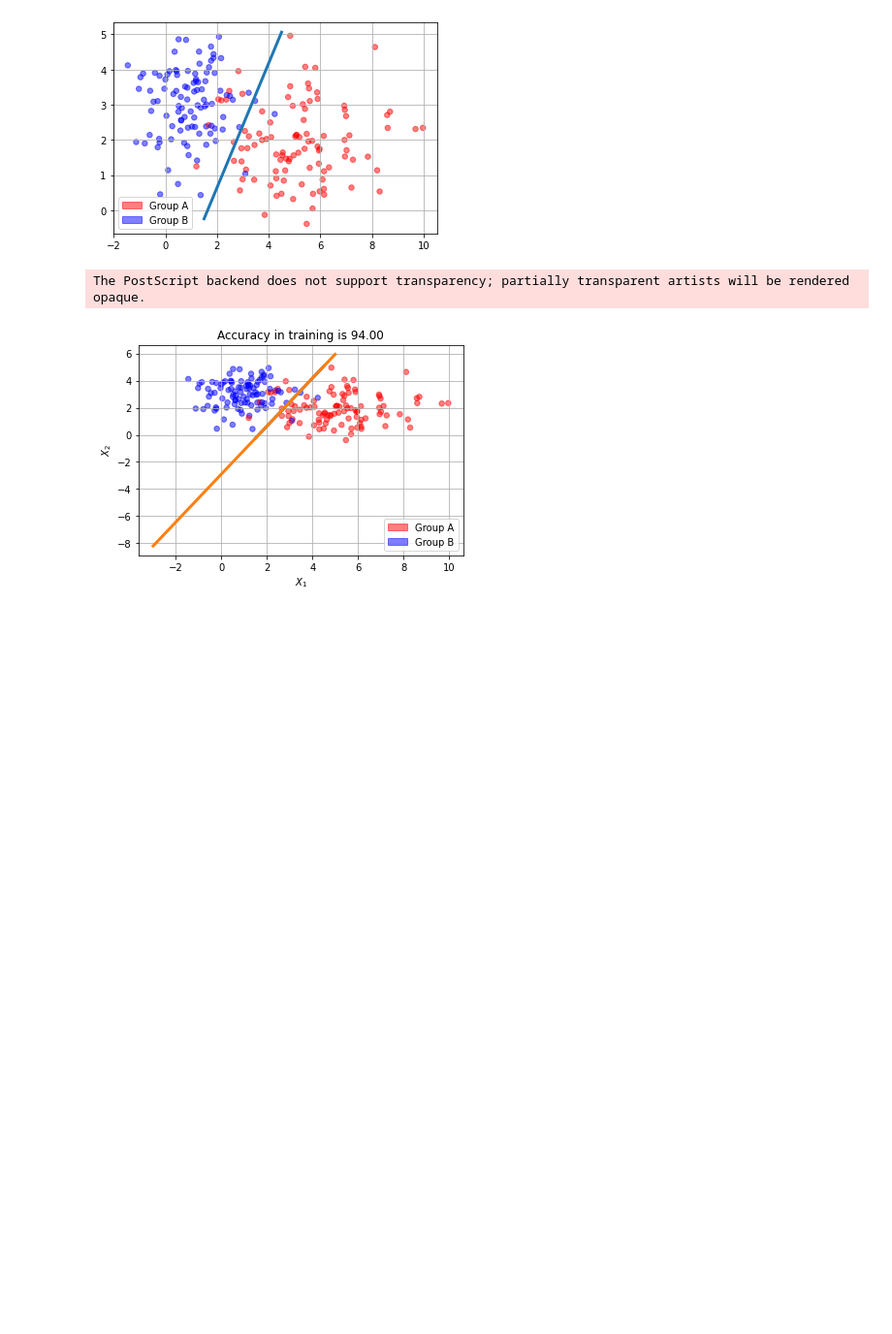
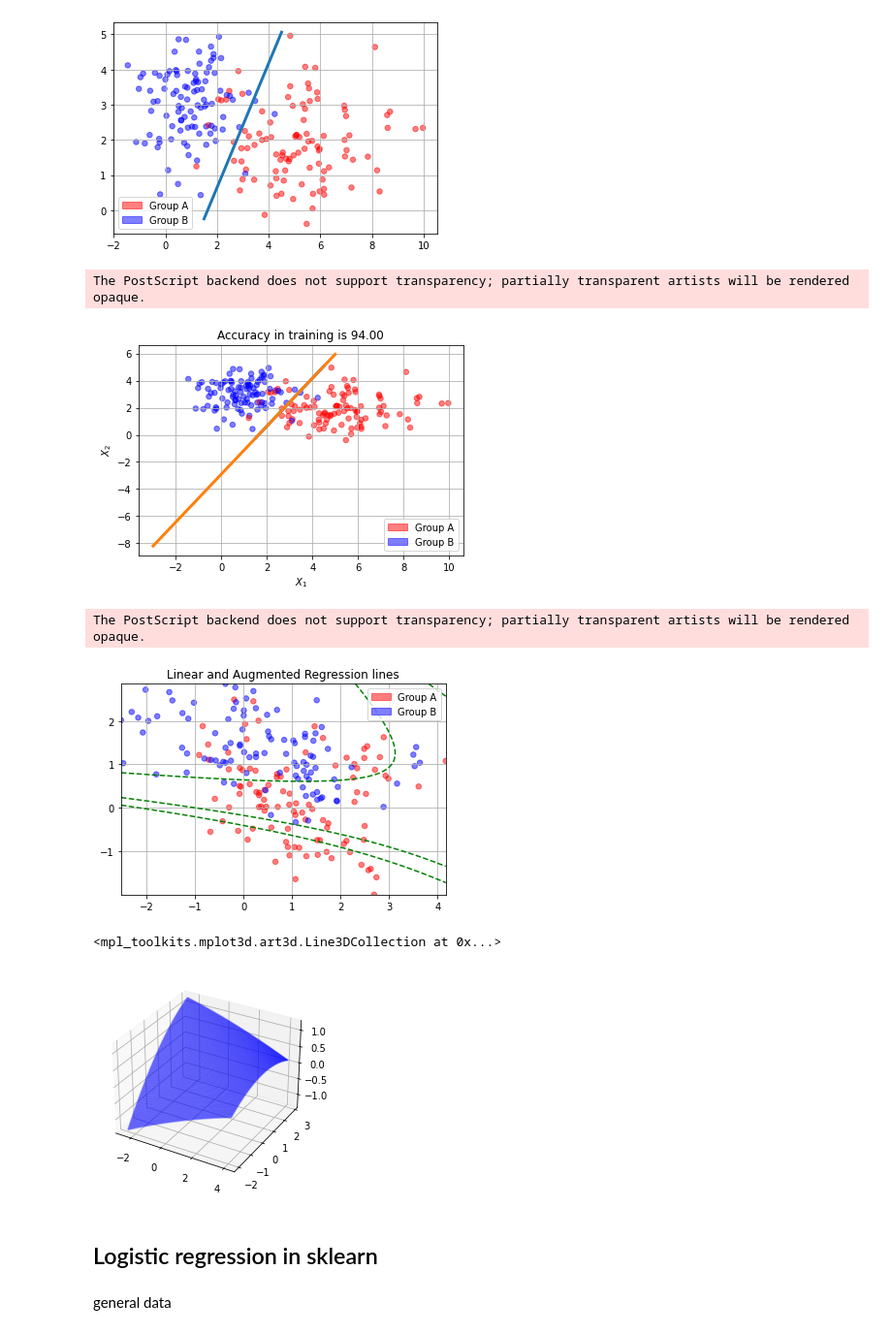
Before and after one commit to aceaceace123/Maching-Learning, a Jupyter notebook: 1109classcode.ipynb, the cells around one changed output. Shown at 97% size. Cells and saved outputs as stored; diff of their text form; code cells hidden in the pictures; blank space fills up the shorter version.

```diff
--- a/1109classcode.ipynb
+++ b/1109classcode.ipynb
@@ -105,3 +105,60 @@ plt.show()
 # %% [output]
 The PostScript backend does not support transparency; partially transparent artists will be rendered opaque.
 [figure]
+# %%
+
+import numpy as np
+import scipy.linalg as LA
+import matplotlib.patches as mpatches
+import matplotlib.pyplot as plt
+from sklearn.linear_model import LinearRegression
+# 1. load data
+data_dir = '/Users/liang/Downloads/ml_data/'
+D = np.loadtxt(data_dir + 'la_3.txt', comments='%')#讓第一列不要讀進去
+# 2. Scatter plot
+# −−− define attributes for the scatter plot
+s = 30 # define the size of markers
+# define the colors of markers according to group value 0, 1 # colors = D[:,2]
+# colors = ['red' if i == 0 else 'blue' for i in D[:,2]]
+colors = [[1,0,0] if i == 0 else [0,0,1] for i in D[:,2]]#把colors做成一個list，[1,0,0]分別代表r,g,b
+plt.scatter(D[:, 0], D[:, 1], c = colors, s = s, \
+        marker = 'o', alpha = 0.5)
+pop_a=mpatches.Patch(color=[1,0,0],alpha=0.5,label='Group A')
+pop_b=mpatches.Patch(color=[0,0,1],alpha=0.5,label='Group B')
+plt.legend(handles=[pop_a,pop_b])
+plt.grid(True)
+plt.savefig(img_dir+'la3.eps', format='eps')
+
+#--------------------------------------------------------------
+
+# Augmented regression line by a contour line at 0.5
+x1=D[:,0:1] #nx1vector
+x2 = D[:, 1:2]
+X = np.hstack((np.ones((n, 1)), \
+        x1, x2, x1 * x2, x1 ** 2, x2 ** 2))
+y = D[:, 2:3]
+b = LA.pinv(X) @ y # pseudo inverse
+f=(
+lambda x: b[0]
++ b[1] * x[0]
++ b[2] * x[1]
++ b[3] * x[0] * x[1]
++ b[4] * x[0] ** 2
++ b[5] * x[1] ** 2)
+xx = np.linspace(x1.min(), x1.max(), 100)
+yy = np.linspace(x2.min(), x2.max(), 100)
+X, Y = np.meshgrid(xx, yy)
+Z = f([X, Y])
+contours = plt.contour(
+    X, Y, Z, levels = [0.1,0.2,0.5],colors='g', linestyles='--')
+plt.title('Linear and Augmented Regression lines')
+plt.show()
+#------------------------------------------------------
+#立體圖
+ax=plt.axes(projection='3d')
+ax.plot_wireframe(X,Y,Z,color='blue',alpha=0.3,rstride=1,cstride=1)
+# %% [output]
+The PostScript backend does not support transparency; partially transparent artists will be rendered opaque.
+[figure, added]
+<mpl_toolkits.mplot3d.art3d.Line3DCollection at 0x...>
+[figure, added]
@@ -107,0 +171,2 @@ The PostScript backend does not support transparency; partially transparent arti
+# %% [markdown]
+## Logistic regression in sklearn ##
@@ -107,0 +182,2 @@ The PostScript backend does not support transparency; partially transparent arti
+# %% [markdown]
+general data
```
Also changed, not shown: parts of 5 cells of this notebook.
